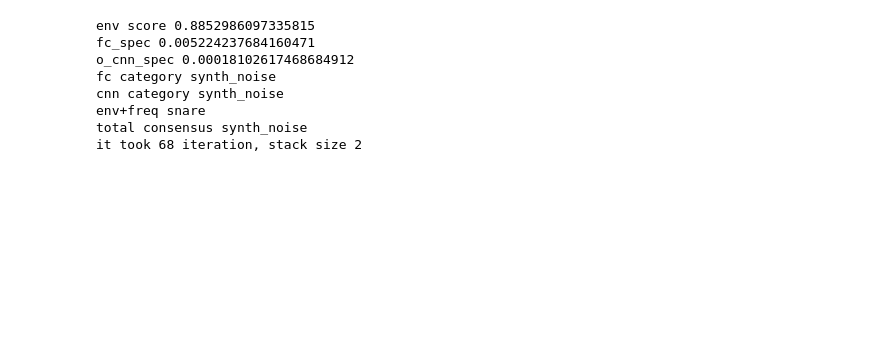
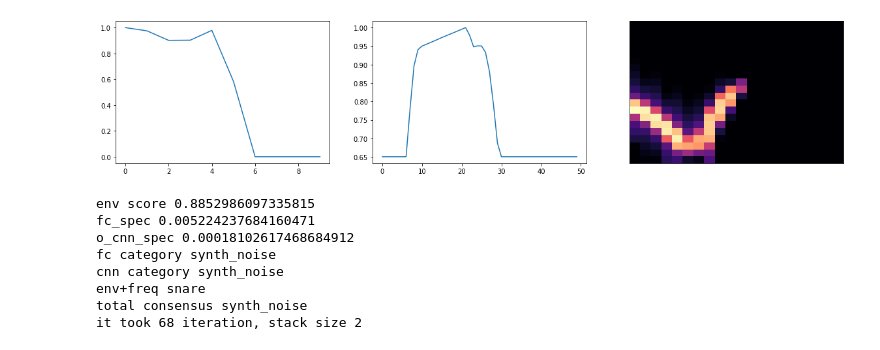
Before and after one commit to imilas/Synths_Stacks_Search, a Jupyter notebook: structural_notebooks/sound_evaluation.ipynb, the cells around one changed output. Drawn from its saved outputs; the diff is of its cells as text; code cells hidden in the pictures; blank space fills up the shorter version.

```diff
--- a/structural_notebooks/sound_evaluation.ipynb
+++ b/structural_notebooks/sound_evaluation.ipynb
@@ -49,6 +56,4 @@ drum_df=pd.DataFrame(columns=["name","fc","cnnlstm","env+freq","consensus","stac
 # %%
-import feature_extraction.pytorch_models as pm
-import imp
 
 imp.reload(pm)
 
@@ -108,3 +113,20 @@ import librosa.display
 
 for g in drum_groups:
     Path(save_path+"/"+g).mkdir(parents=True, exist_ok=True)
+
+
+
+# MME models
+
+#optimized params
+learning_rate = 0.0011451089315356296
+dropout_rate = 0.5
+latent_size = 64
+FREQ_BINS = 30
+TIME_STEPS = 20
+hidden_layers = 2
+l2 = 3.2473701348597023e-06
+clf = load('../feature_extraction/models/mme/mme_svm2.joblib')
+m = tm.AE_Conv(input_shape=[FREQ_BINS,TIME_STEPS],compression_dim=latent_size,dropout_rate=dropout_rate,num_channels=5).to(device)
+m = model_loader(m,"../feature_extraction/models/encode/nosynth_64_195_0.000450.pt")
+spec_env_trns=tm.spec_and_env(tm.AE_specTrans(FREQ_BINS,time_steps=TIME_STEPS),tm.AE_envTrans(num_mels=10,SR=SR))
@@ -110,0 +154,67 @@ for g in drum_groups:
+# %%
+def evalSoundMME(a):
+    try:
+        a=librosa.util.normalize(a)
+    except:
+        pass
+    transform_input= {"signal":torch.tensor(a,dtype=torch.float),"label":torch.tensor(0)}
+    env_feats=env_trans.call(transform_input)["feats"].to(device)
+    freq_feats=freq_env_trans.call(transform_input)["feats"].to(device)
+    pitch_feats=fc_spec_trans_dvn.call(transform_input)["feats"].to(device)
+    spec_flat=torch.flatten(pitch_feats, start_dim=1)
+
+    outputEnvFreq=freq_env_model_dvd(freq_feats)
+    outputCNNDVD=dvd_cnn(pitch_feats.reshape(-1,1,20,20))
+    outputFCDVD=dvd_fc(spec_flat)
+    outputE=env_model_dvn(env_feats)
+    outputSPECFC=fc_spec_model_dvn(spec_flat)
+    outputCNN= cnn_model_dvn(pitch_feats.reshape(-1,1,20,20))
+
+    o_e,o_fc_spec,o_cnn_spec=outputE[0].item(), outputSPECFC[0][0].item() ,outputCNN[0][0].item()
+    tote=outputE[0].item()+outputSPECFC[0][0].item()
+
+    gfc=drum_groups[torch.argmax(outputFCDVD).item()]
+    gcnn=drum_groups[torch.argmax(outputCNNDVD).item()]
+    genvfreq=drum_groups[torch.argmax(outputEnvFreq).item()]
+    cat_consensus=drum_groups[torch.argmax(outputFCDVD+outputCNNDVD+outputEnvFreq)]
+
+    spec_score=(o_fc_spec+o_cnn_spec)/2
+    if (o_e>=0.5) or (o_e>0.5 and o_cnn_spec>0.7):
+        print("env score",o_e)
+        print("fc_spec",o_fc_spec)
+        print("o_cnn_spec",o_cnn_spec)
+        print("fc category",gfc,"\ncnn category",gcnn,"\nenv+freq",genvfreq)
+        print("total consensus",cat_consensus)
+
+        return(a,env_feats,freq_feats,pitch_feats,stack_size,"found")
+    return (a,env_feats,freq_feats,pitch_feats,stack_size,"not_found")
+
+def findDrum(stack_size=1,iteration=0):
+    out,params= stackMaker(stack_size)
+    a= memToAud(out)
+    return evalSoundSlow(a)
+i=0
+j=0
+while i<10000000:
+    i=i+1
+    j=j+1
+    stack_size=np.random.choice([2])
+    (a,env_feats,freq_feats,pitch_feats,stack_size,results)=findDrum(stack_size,iteration=i)
+    if results!="not_found":
+        print("it took %d iteration, stack size %d"%(j,stack_size))
+        j=0
+        break
+
+fig = plt.figure(figsize=(12,3))
+fig = plt.figure(figsize=(20,4))
+ax = plt.subplot(1, 3,1)
+
+plt.plot(env_feats.cpu())
+ax = plt.subplot(1, 3,2)
+plt.plot(freq_feats[0:50].cpu())
+ax=plt.subplot(1,3,3)
+ft=pitch_feats.cpu()
+ft=ft.numpy()
+librosa.display.specshow(ft[0])
+Audio(a,rate=sr, autoplay=True)
+# %% [output]
@@ -111,3 +231,4 @@ for g in drum_groups:
+[figure, added]
 # %%
 def evalSoundSlow(a):
     try:
```
Also changed, not shown: parts of 3 cells of this notebook, 3 other files.
